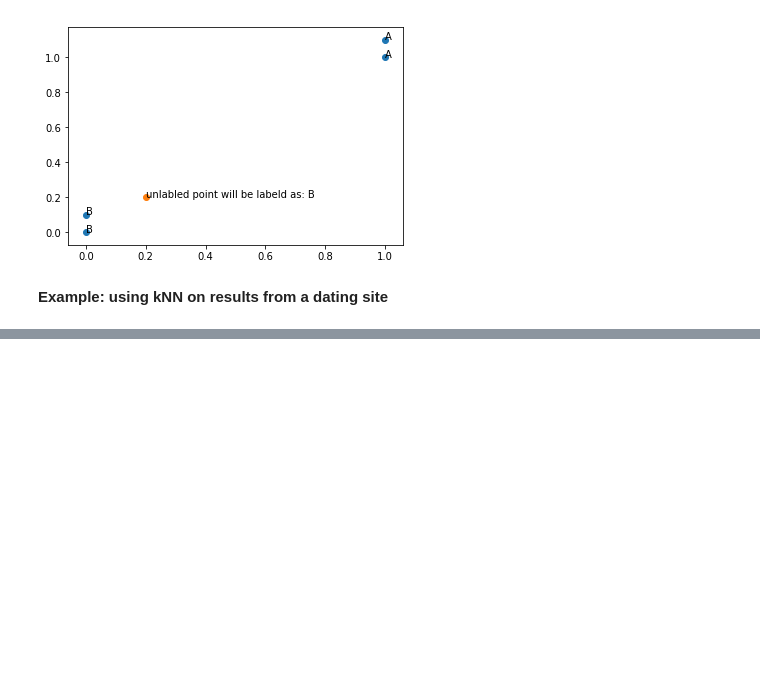
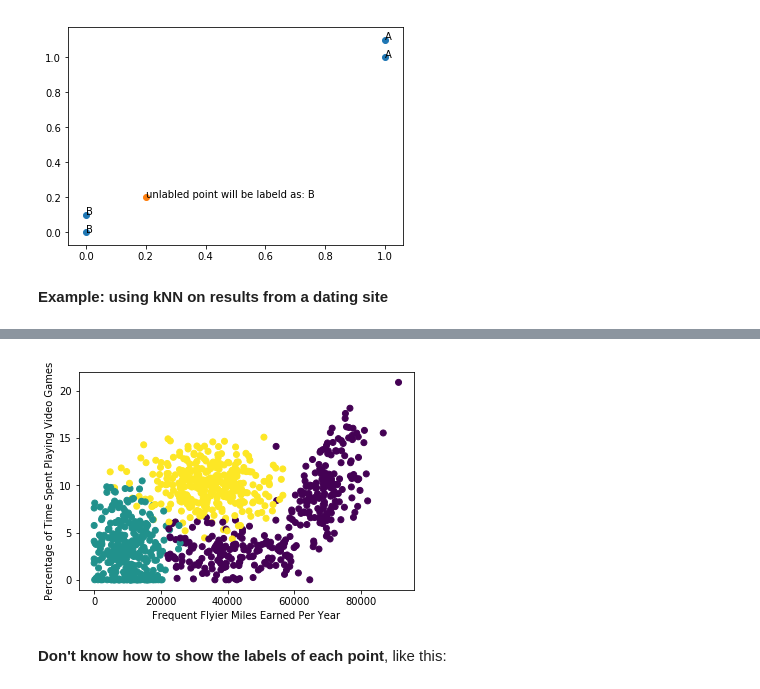
Before and after one commit to hansen7/Lifelong-Learning, a Jupyter notebook: Framework_Template/k_Nearest_Neighbors.ipynb, the cells around one changed output, grey strips where cells are left out. Saved outputs shown, nothing was run; the diff lists cells and outputs as text; code cells hidden in the pictures; blank space fills up the shorter version.

```diff
--- a/Framework_Template/k_Nearest_Neighbors.ipynb
+++ b/Framework_Template/k_Nearest_Neighbors.ipynb
@@ -86,0 +160,16 @@ def file2mat(filename):
+# %%
+fig, ax = plt.subplots()
+ax.scatter(datingDataMat[:,0], datingDataMat[:,1], \
+           c=np.array(New_datingLabels))
+#ax.set_ylim((datingDataMat[:,1].min()-0.2, datingDataMat[:,1].max()+0.2))
+ax.set_xlabel("Frequent Flyier Miles Earned Per Year")
+ax.set_ylabel("Percentage of Time Spent Playing Video Games")
+#ax.legend()
+#ax.set_title('Dating data with markers changed by class label. \
+#It’s easier to identify the different classes, but it’s difficult to draw conclusions from looking at this data.')
+#fig.legend()
+plt.show()
+# %% [output]
+[figure, added]
+# %% [markdown]
+**Don't know how to show the labels of each point**, like this:
```
Also changed, not shown: parts of 7 cells of this notebook, 2 other files.
